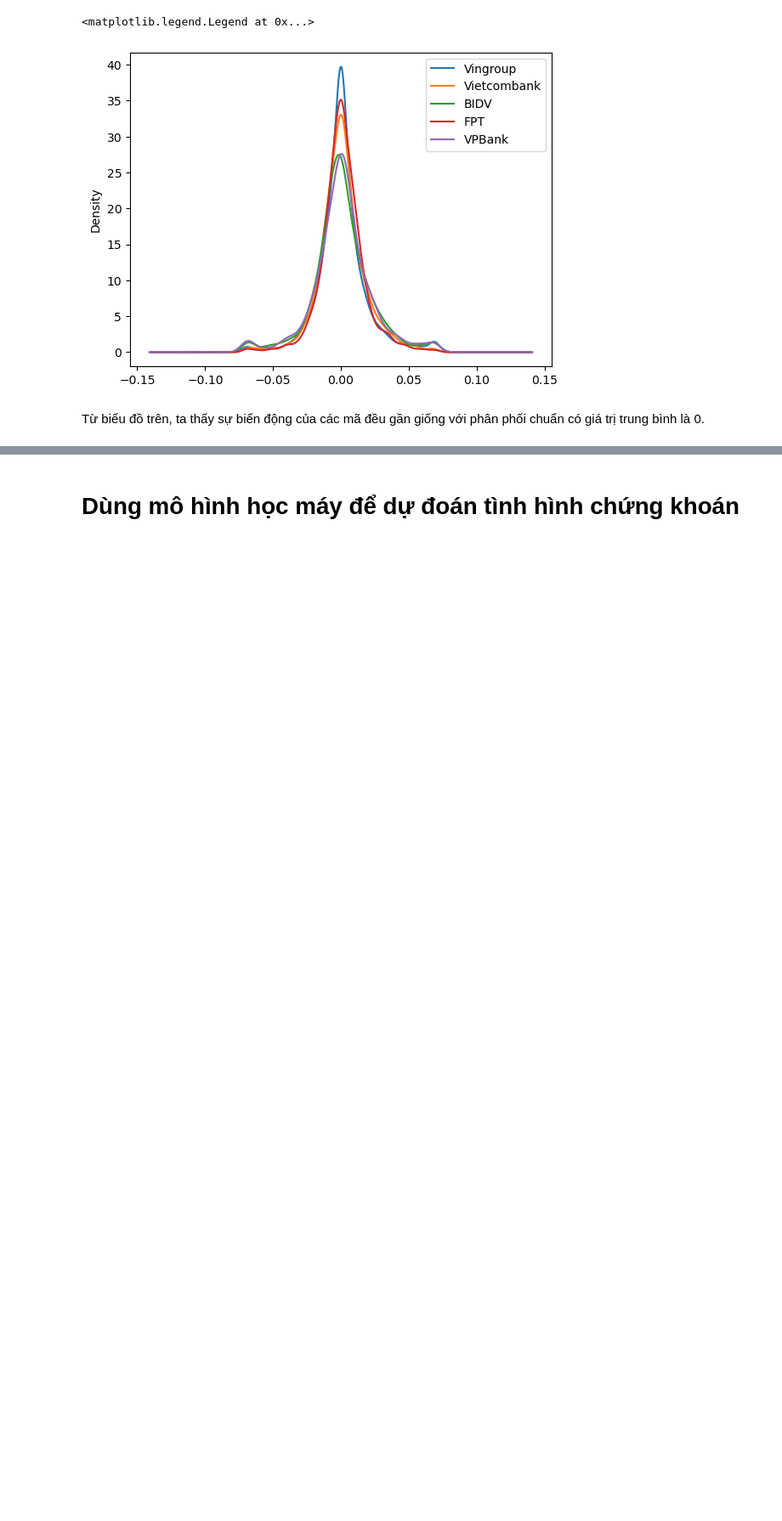
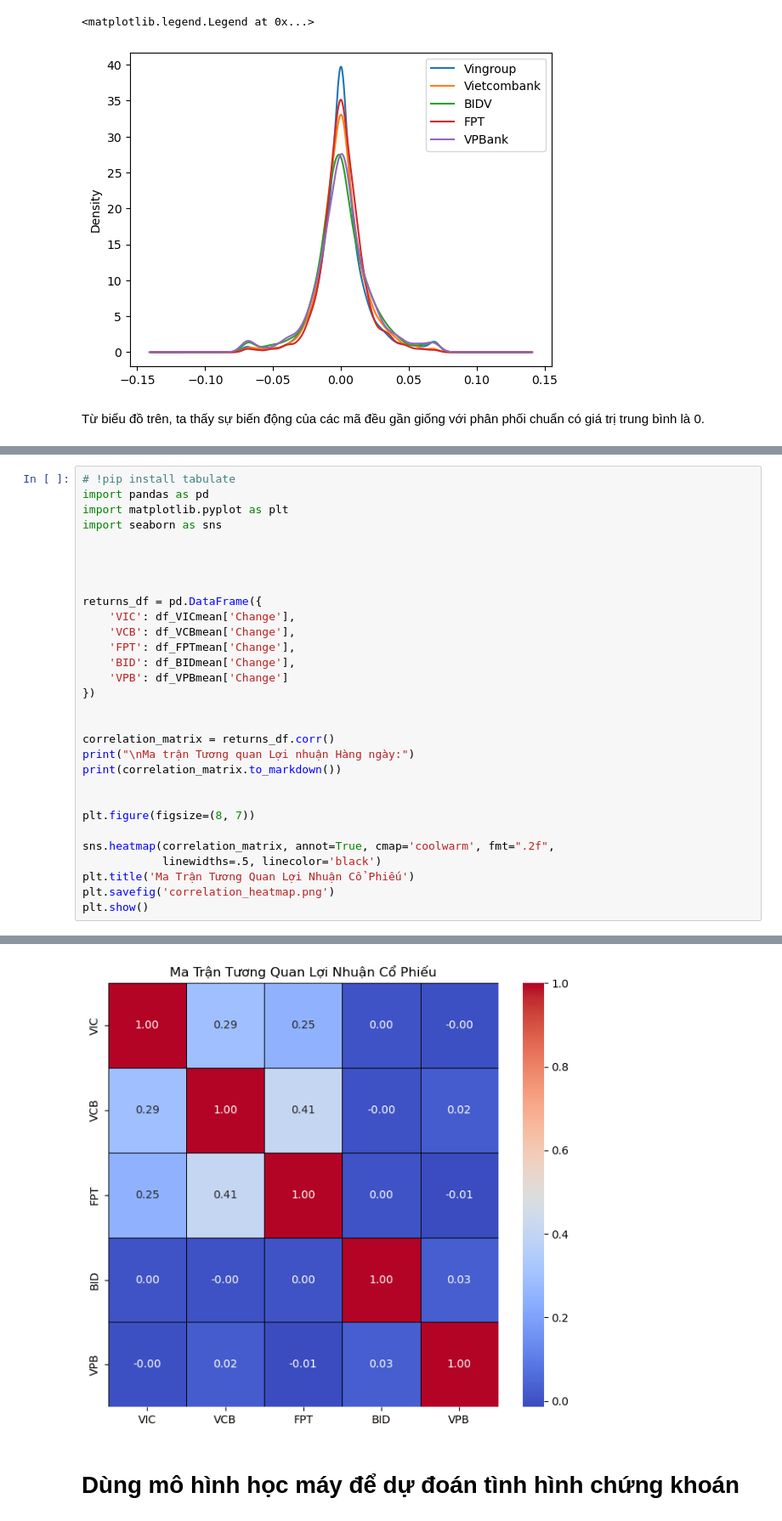
Before and after one commit to quang011105/BigdataStockPrice, a Jupyter notebook: notebook/Stock_price_demo.ipynb, the cells around one changed output, grey strips where cells are left out. Shown at 85% size. Drawn from its saved outputs; the diff is of its cells as text; blank space fills up the shorter version.

```diff
--- a/notebook/Stock_price_demo.ipynb
+++ b/notebook/Stock_price_demo.ipynb
@@ -138,0 +177,31 @@ Từ biểu đồ trên, ta thấy sự biến động của các mã đều g
+# %%
+# !pip install tabulate
+import pandas as pd
+import matplotlib.pyplot as plt
+import seaborn as sns
+
+
+
+
+returns_df = pd.DataFrame({
+    'VIC': df_VICmean['Change'],
+    'VCB': df_VCBmean['Change'],
+    'FPT': df_FPTmean['Change'],
+    'BID': df_BIDmean['Change'],
+    'VPB': df_VPBmean['Change']
+})
+
+
+correlation_matrix = returns_df.corr()
+print("\nMa trận Tương quan Lợi nhuận Hàng ngày:")
+print(correlation_matrix.to_markdown())
+
+
+plt.figure(figsize=(8, 7))
+
+sns.heatmap(correlation_matrix, annot=True, cmap='coolwarm', fmt=".2f",
+            linewidths=.5, linecolor='black')
+plt.title('Ma Trận Tương Quan Lợi Nhuận Cổ Phiếu')
+plt.savefig('correlation_heatmap.png')
+plt.show()
+# %% [output]
@@ -139,2 +216,3 @@ Từ biểu đồ trên, ta thấy sự biến động của các mã đều g
+[figure, added]
 # %% [markdown]
 # Dùng mô hình học máy để dự đoán tình hình chứng khoán
```
Also changed, not shown: parts of 17 cells of this notebook, 5 other files.
